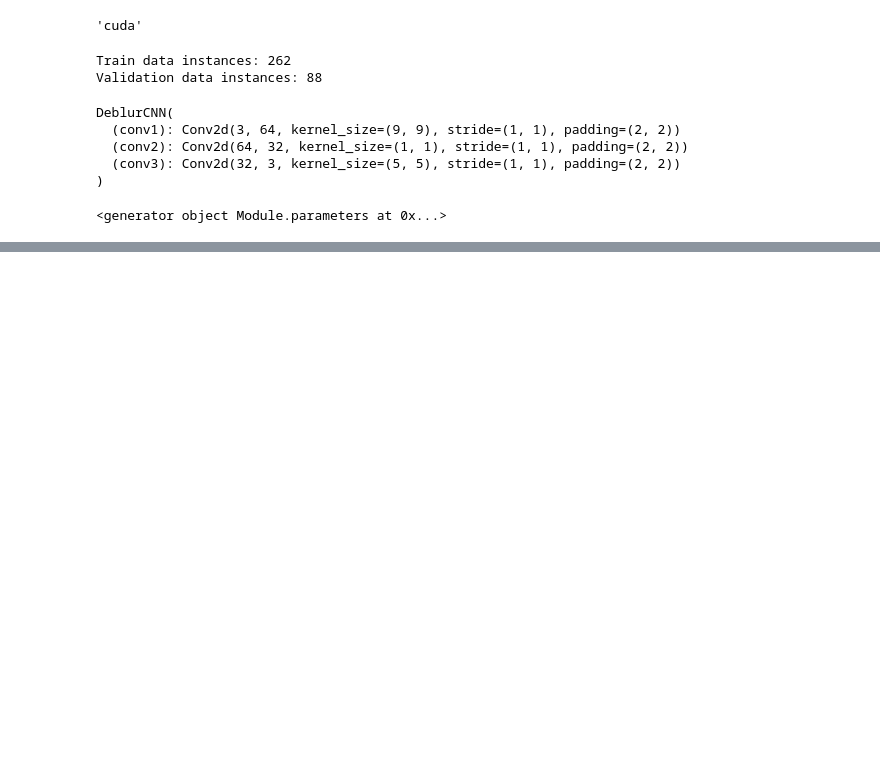
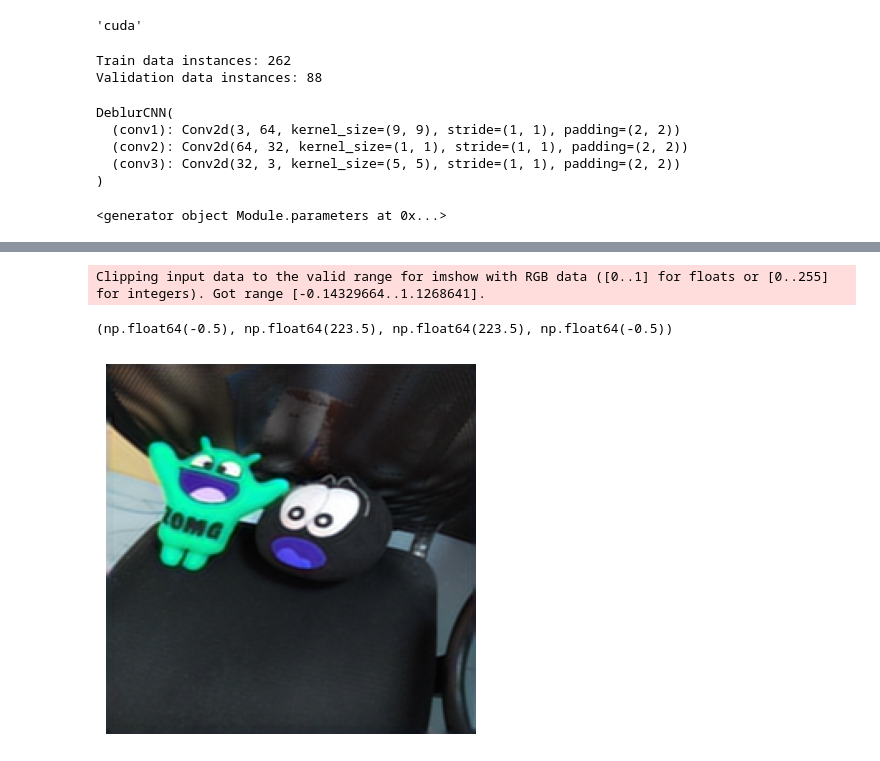
Before and after one commit to Rijan-Joshi/Deblur_Image, a Jupyter notebook: test.ipynb, the cells around one changed output, grey strips where cells are left out. Cells and saved outputs as stored; diff of their text form; code cells hidden in the pictures; blank space fills up the shorter version.

```diff
--- a/test.ipynb
+++ b/test.ipynb
@@ -300,0 +348,7 @@ Epoch 1
+# %%
+plt.imshow(pred.detach().permute(1, 2 ,0).cpu())
+plt.axis('off')
+# %% [output]
+Clipping input data to the valid range for imshow with RGB data ([0..1] for floats or [0..255] for integers). Got range [-0.14329664..1.1268641].
+(np.float64(-0.5), np.float64(223.5), np.float64(223.5), np.float64(-0.5))
+[figure, added]
```
Also changed, not shown: parts of 7 cells of this notebook, 3 other files.
